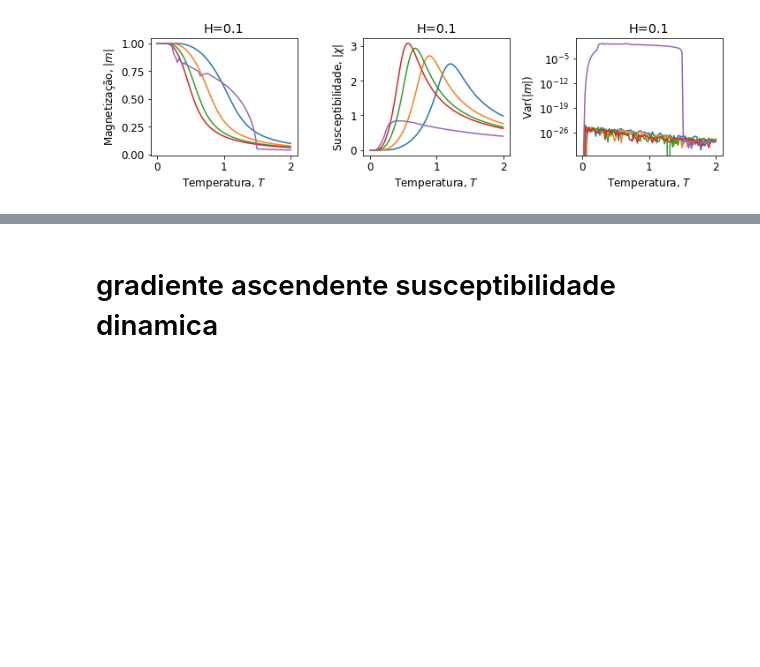
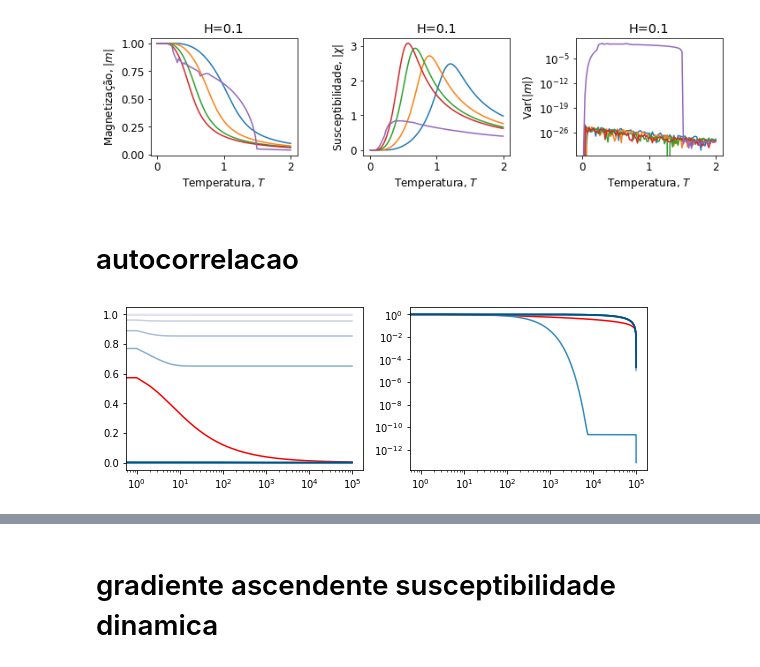
Before and after one commit to neuro-physics/annni-phase-trans-py, a Jupyter notebook: simula_ktz.ipynb, the cells around one changed output, grey strips where cells are left out. Cells and saved outputs as stored; diff of their text form; code cells hidden in the pictures; blank space fills up the shorter version.

Commit message:
adding autcorr calculation for kttanh

```diff
--- a/simula_ktz.ipynb
+++ b/simula_ktz.ipynb
@@ -205,3 +241,52 @@ K = 0.5
 K = 0.6
 K = 1.5
 [figure]
+# %% [markdown]
+# autocorrelacao
+# %%
+Tc_func  = lambda K: 1.0-K if K<0.5 else K
+
+K  = 0.0
+#T  = 0.6
+H  = 0.0
+d  = 0.0
+l  = 0.0
+xR = 0.0
+
+t_transiente = 0
+t_total      = 100000
+
+x0 = np.array((0.7,0.7),dtype=np.float64)
+
+T_valores = np.unique(np.append(np.linspace(0.01,1.5,10),Tc_func(K)))
+
+x_dados = [None for _ in range(len(T_valores))]
+C_dados = [None for _ in range(len(T_valores))]
+
+for i,T in enumerate(T_valores):
+    x_dados[i] = ktzsim.RodaSimulacaoMapa(K,T,d,l,xR,H,0.0,0.0,t_transiente,t_total,x0,'kttanh')
+    C_dados[i] = ktzsim.calc_AutoCorr(x_dados[i][:,0],False)
+
+
+
+fig,ax = plt.subplots(nrows=1,ncols=2,figsize=(9.33333,3))
+
+line_color = plt.get_cmap('PuBu')
+
+t = np.arange(t_transiente,t_total+1)
+
+for i,(x,C,T) in enumerate(zip(x_dados,C_dados,T_valores)):
+    color = np.array((1.0,0.0,0.0,1.0)) if T == Tc_func(K) else line_color(i/len(x_dados))
+    ax[0].plot(t,x[:,0],'-',c=color)
+
+    lags = np.arange(C.size)
+    ax[1].plot(lags,C/C[0],'-',c=color)
+
+ax[0].set_xscale('log')
+#ax[0].set_yscale('log')
+ax[1].set_xscale('log')
+ax[1].set_yscale('log')
+
+plt.show()
+# %% [output]
+[figure, added]
```
Also changed, not shown: parts of 6 cells of this notebook, 1 other file.
